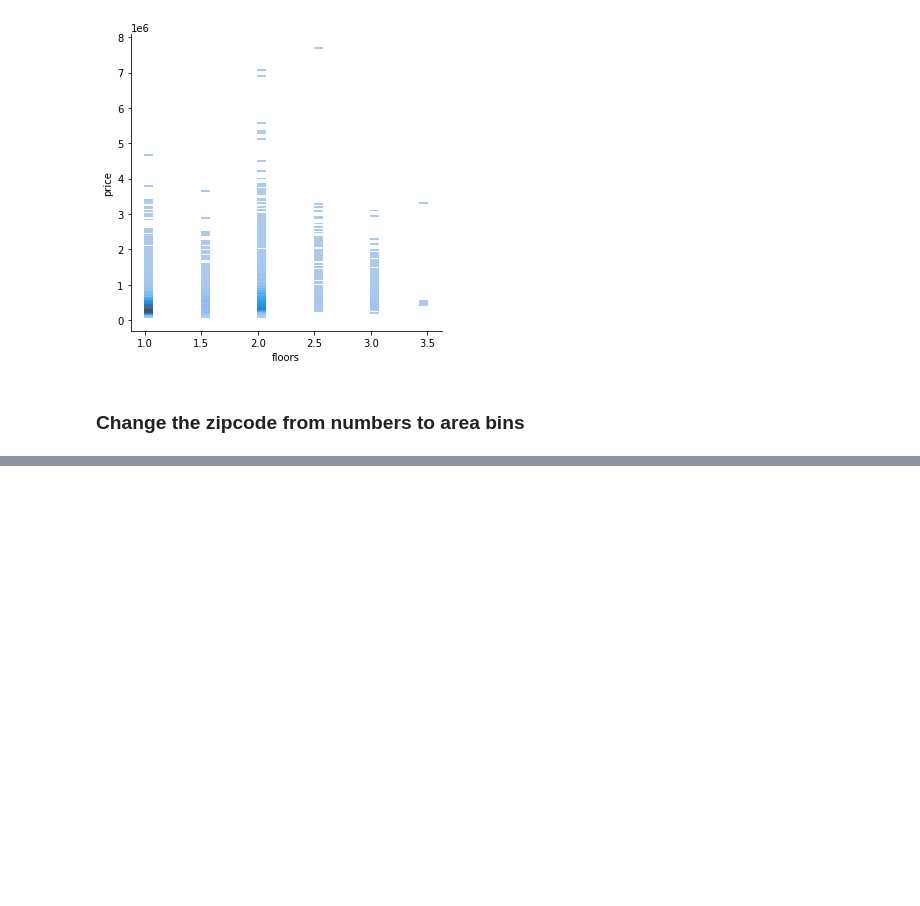
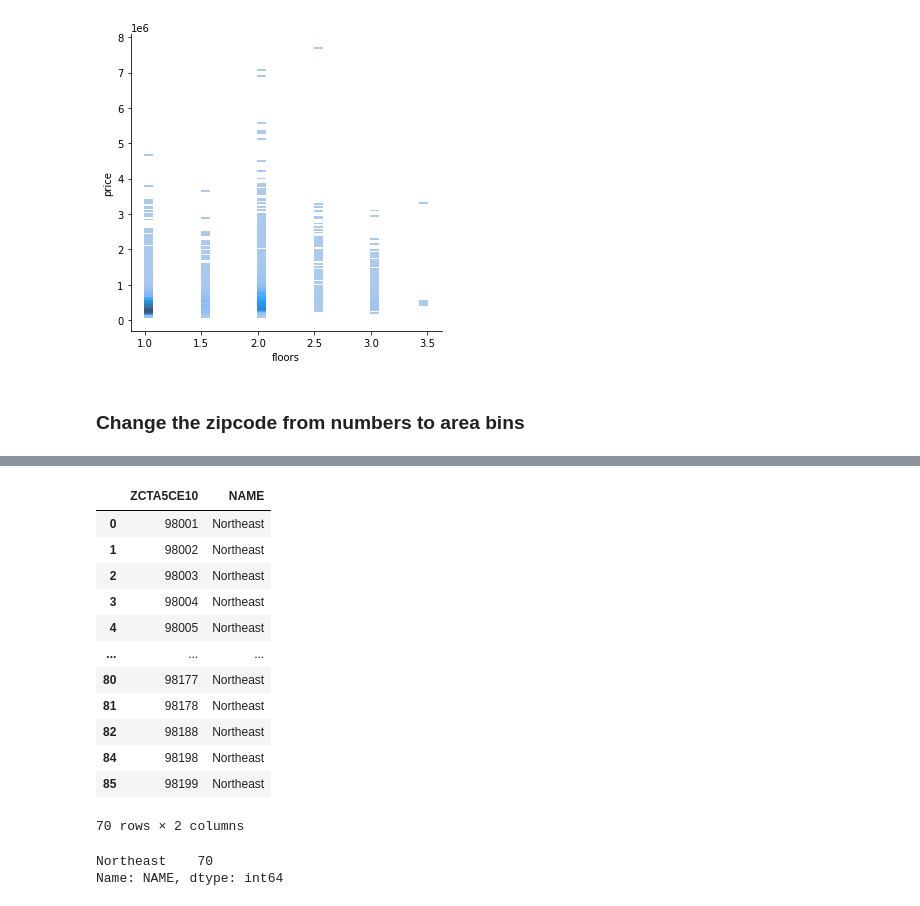
Before and after one commit to Noptov/Second-Project-Workspace, a Jupyter notebook: EDA & Clean.ipynb, the cells around one changed output, grey strips where cells are left out. Saved outputs shown, nothing was run; the diff lists cells and outputs as text; code cells hidden in the pictures; blank space fills up the shorter version.

Commit message:
Code for binning in place, need updated demographic xls

```diff
--- a/EDA & Clean.ipynb
+++ b/EDA & Clean.ipynb
@@ -211,3 +209,21 @@ sns.displot(dfrev1, x="floors", y="price")
 [figure]
 # %% [markdown]
 ### Change the zipcode from numbers to area bins
+# %%
+kc_zips = [98178, 98125, 98028, 98136, 98074, 98053, 98003, 98198,
+           98146, 98038, 98007, 98115, 98107, 98126, 98019, 98103,
+           98002, 98133, 98040, 98092, 98030, 98119, 98112, 98052,
+           98027, 98117, 98058, 98001, 98056, 98166, 98023, 98070,
+           98148, 98105, 98042, 98008, 98059, 98122, 98144, 98004,
+           98005, 98034, 98075, 98116, 98010, 98118, 98199, 98032,
+           98045, 98102, 98077, 98108, 98168, 98177, 98065, 98029,
+           98006, 98109, 98022, 98033, 98155, 98024, 98011, 98031,
+           98106, 98072, 98188, 98014, 98055, 98039]
+# %%
+df2 = pd.read_excel('data/demographic_spatial_join.xls')
+
+b_series = df2.ZCTA5CE10.isin(kc_zips)
+df_zips = df2[b_series]
+
+df_names = df_zips[['ZCTA5CE10', 'NAME']]
+df_names.head()
@@ -214,3 +237,24 @@ sns.displot(dfrev1, x="floors", y="price")
+# %%
+df_names
+# %% [output]
+|  | ZCTA5CE10 | NAME |
+| 0 | 98001 | Northeast |
+| 1 | 98002 | Northeast |
+| 2 | 98003 | Northeast |
+| 3 | 98004 | Northeast |
+| 4 | 98005 | Northeast |
+| ... | ... | ... |
+| 80 | 98177 | Northeast |
+| 81 | 98178 | Northeast |
+| 82 | 98188 | Northeast |
+| 84 | 98198 | Northeast |
+| 85 | 98199 | Northeast |
+70 rows × 2 columns
+# %%
+df_names.NAME.value_counts()
+# %% [output]
+Northeast    70
+Name: NAME, dtype: int64
 # %%
 
 # lists of zipcodes
```
Also changed, not shown: parts of 4 cells of this notebook, 1 other file.
